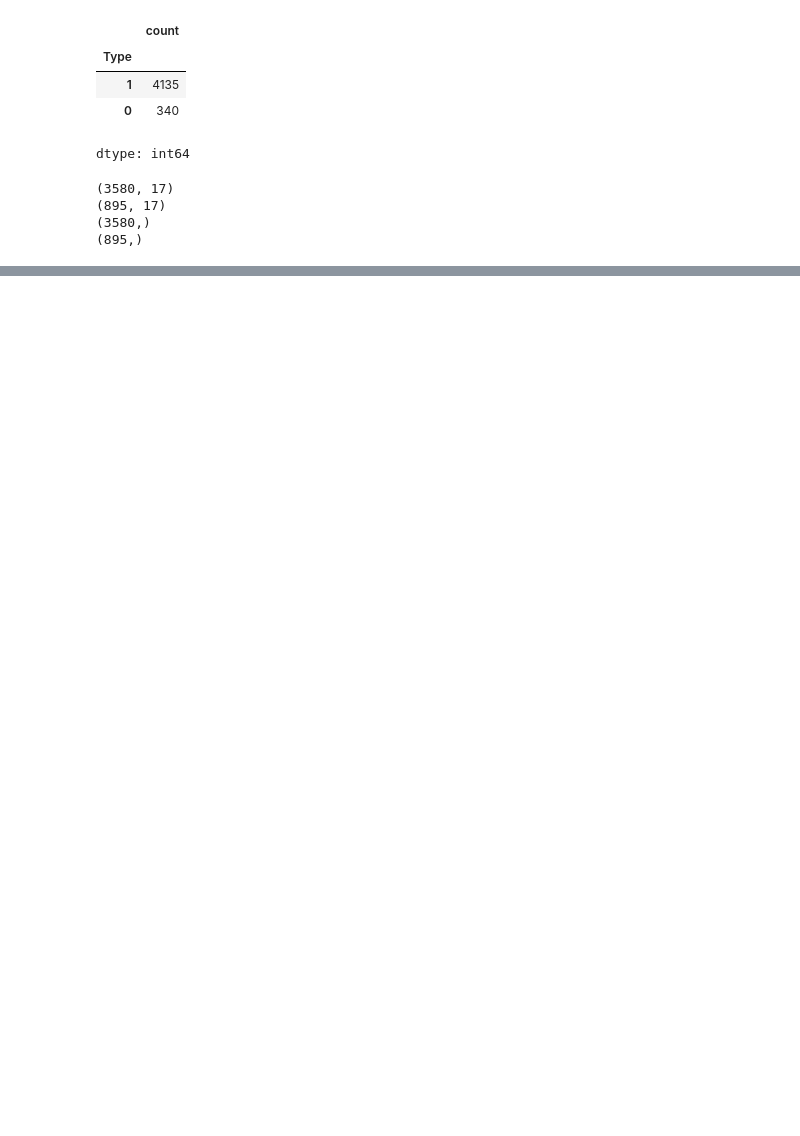
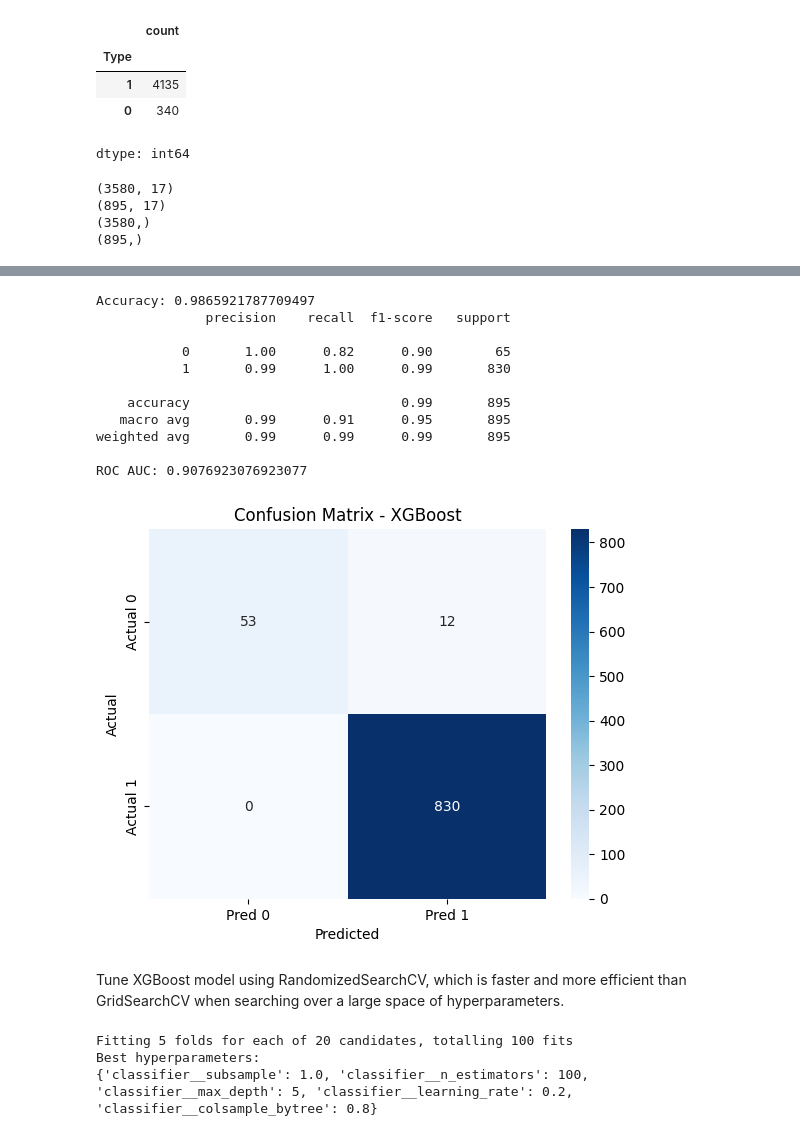
Before and after one commit to kavyaktj1/bmw-tasks-solution, a Jupyter notebook: Task2_BinaryClass_Project.ipynb, the cells around one changed output, grey strips where cells are left out. Cells and saved outputs as stored; diff of their text form; code cells hidden in the pictures; blank space fills up the shorter version.

```diff
--- a/Task2_BinaryClass_Project.ipynb
+++ b/Task2_BinaryClass_Project.ipynb
@@ -200,0 +369,49 @@ Scalability: Downcasting and alternative models improve performance on larger da
+# %%
+# Define XGBoost classifier
+xgb_model = XGBClassifier(
+    n_estimators=100,
+    max_depth=4,
+    learning_rate=0.1,
+    random_state=42,
+    eval_metric='logloss'  # keep this for classification
+)
+
+# Final pipeline
+pipeline = Pipeline(steps=[
+    ('preprocessor', preprocessor),
+    ('classifier', xgb_model)
+])
+
+# Train
+pipeline.fit(X_train, y_train)
+
+# Predict
+y_pred = pipeline.predict(X_test)
+# %%
+# Evaluation metrics
+print("Accuracy:", accuracy_score(y_test, y_pred))
+print(classification_report(y_test, y_pred))
+print("ROC AUC:", roc_auc_score(y_test, y_pred))
+
+# Confusion matrix
+cm = confusion_matrix(y_test, y_pred)
+sns.heatmap(cm, annot=True, fmt='d', cmap='Blues', xticklabels=['Pred 0', 'Pred 1'], yticklabels=['Actual 0', 'Actual 1'])
+plt.xlabel("Predicted")
+plt.ylabel("Actual")
+plt.title("Confusion Matrix - XGBoost")
+plt.show()
+# %% [output]
+Accuracy: 0.9865921787709497
+              precision    recall  f1-score   support
+
+           0       1.00      0.82      0.90        65
+           1       0.99      1.00      0.99       830
+
+    accuracy                           0.99       895
+   macro avg       0.99      0.91      0.95       895
+weighted avg       0.99      0.99      0.99       895
+
+ROC AUC: 0.9076923076923077
+[figure, added]
+# %% [markdown]
+ Tune XGBoost model using RandomizedSearchCV, which is faster and more efficient than GridSearchCV when searching over a large space of hyperparameters.
@@ -200,0 +452,13 @@ Scalability: Downcasting and alternative models improve performance on larger da
+# %%
+random_search.fit(X_train, y_train)
+
+# Best model
+best_model = random_search.best_estimator_
+
+# Best hyperparameters
+print("Best hyperparameters:")
+print(random_search.best_params_)
+# %% [output]
+Fitting 5 folds for each of 20 candidates, totalling 100 fits
+Best hyperparameters:
+{'classifier__subsample': 1.0, 'classifier__n_estimators': 100, 'classifier__max_depth': 5, 'classifier__learning_rate': 0.2, 'classifier__colsample_bytree': 0.8}
```
Also changed, not shown: parts of 53 cells of this notebook, 16 other files.
